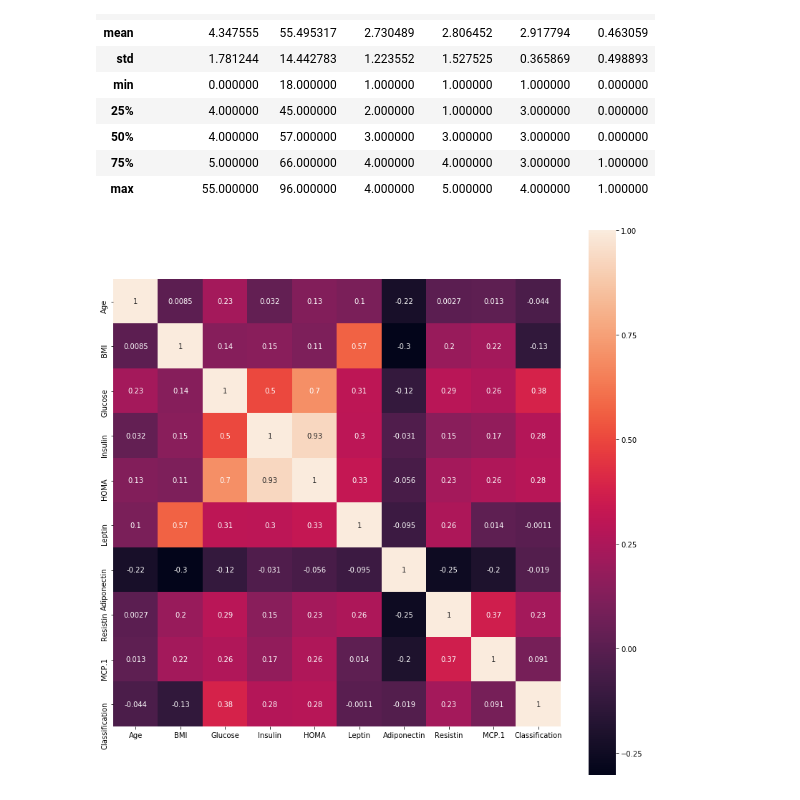
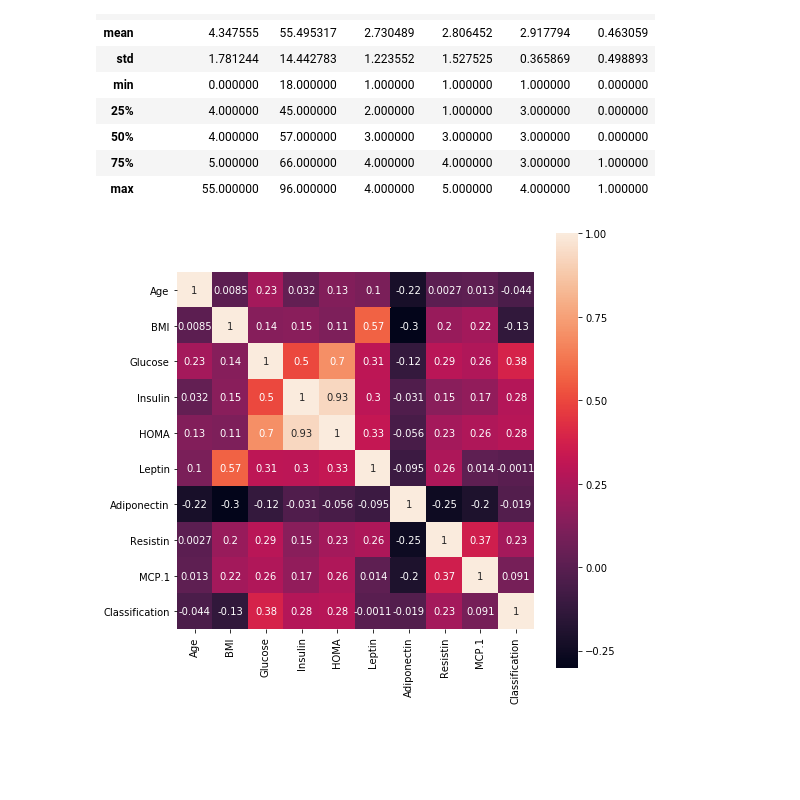
Before and after one commit to OscarAguilarUribe/ce888labs, a Jupyter notebook: Assignment 1/Assignment 1.ipynb, the cells around one changed output. Cells and saved outputs as stored; diff of their text form; code cells hidden in the pictures; blank space fills up the shorter version.

```diff
--- a/Assignment 1/Assignment 1.ipynb
+++ b/Assignment 1/Assignment 1.ipynb
@@ -366,11 +380,11 @@ mass_copy.describe()
 # %%
 #1st heatmap
 att1 = breastcancer[['Age','BMI','Glucose','Insulin','HOMA','Leptin','Adiponectin','Resistin','MCP.1','Classification']]
 
-plt.figure(figsize=(14,14))
+plt.figure(figsize=(8,8))
 h1 = sns.heatmap(att1.corr(), vmax=1, square=True, annot=True)
 # %% [output]
-[figure, old version]
+[figure, new version]
 # %%
 att2 = fertilitynew[['Season','Age @ Analysis','Childish diseases', 'Accident or trauma','Surgical intervention', 'High fevers','Frequency of alcohol consumption','Smoking habit','Number of hours spent sitting per day','Diagnosis']]
 
```
Also changed, not shown: parts of 21 cells of this notebook, 5 other files.
